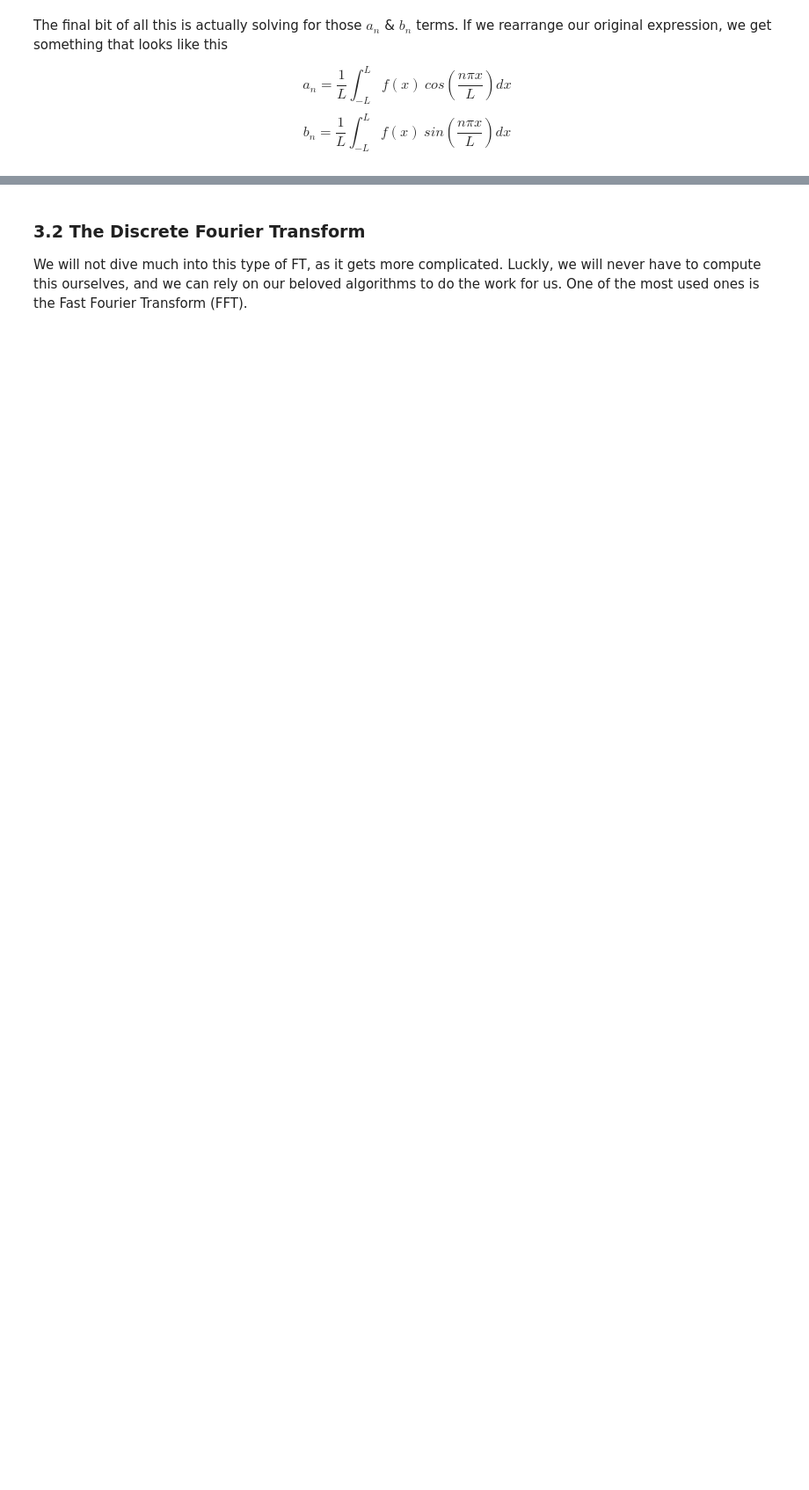
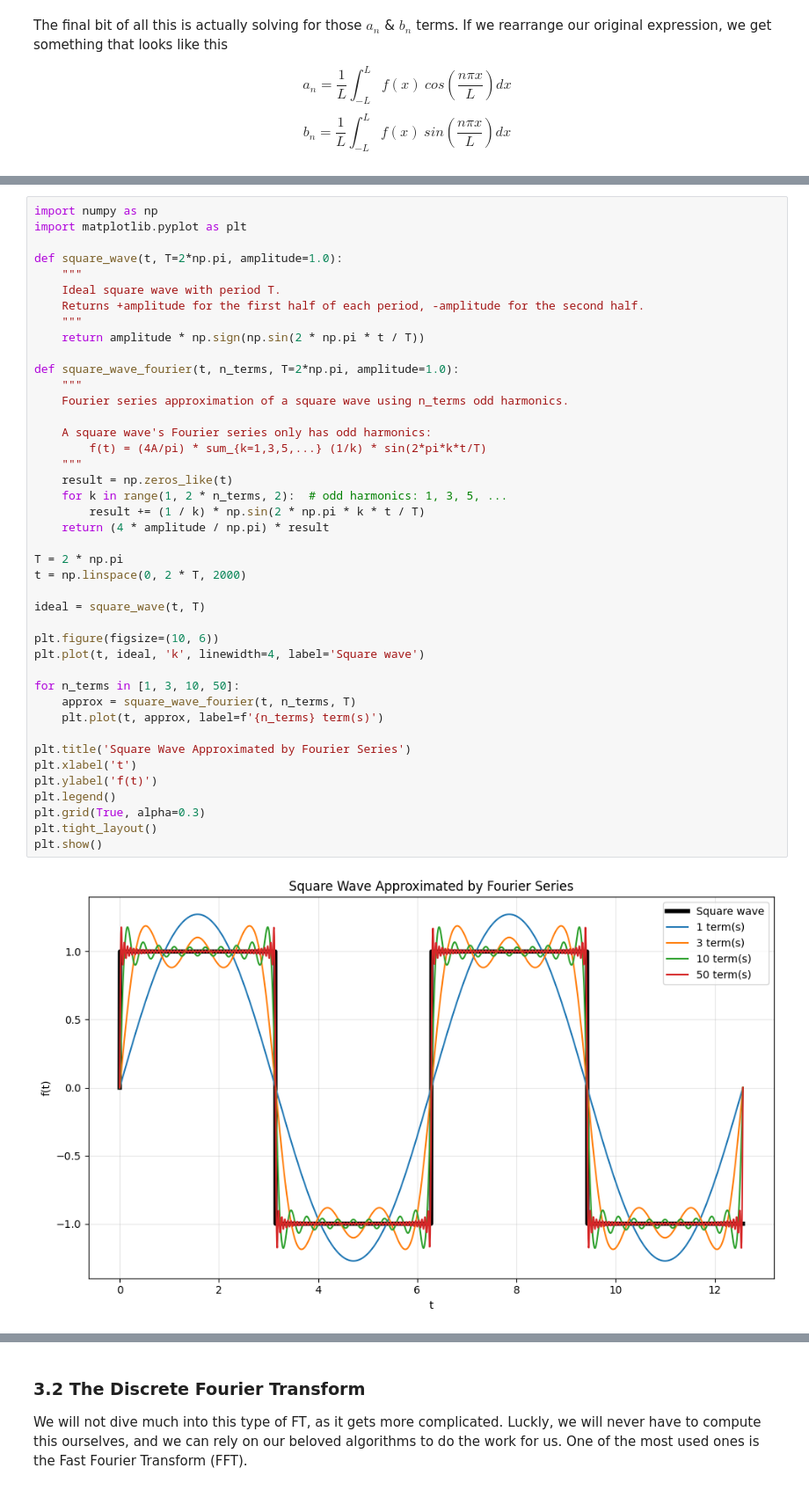
Before and after one commit to tgstone/sio-math-workshop, a Jupyter notebook: docs/source/2026/day3/fourier_analysis.ipynb, the cells around one changed output, grey strips where cells are left out. Shown at 88% size. Cells and saved outputs as stored; diff of their text form; blank space fills up the shorter version.

```diff
--- a/docs/source/2026/day3/fourier_analysis.ipynb
+++ b/docs/source/2026/day3/fourier_analysis.ipynb
@@ -107,0 +84,44 @@ $$ a_6 = \frac{1}{L} \int^L_{-L}  3 cos(3kx)*cos(\frac{n\pi x}{L})dx = \frac{3L}
+# %%
+import numpy as np
+import matplotlib.pyplot as plt
+
+def square_wave(t, T=2*np.pi, amplitude=1.0):
+    """
+    Ideal square wave with period T.
+    Returns +amplitude for the first half of each period, -amplitude for the second half.
+    """
+    return amplitude * np.sign(np.sin(2 * np.pi * t / T))
+
+def square_wave_fourier(t, n_terms, T=2*np.pi, amplitude=1.0):
+    """
+    Fourier series approximation of a square wave using n_terms odd harmonics.
+
+    A square wave's Fourier series only has odd harmonics:
+        f(t) = (4A/pi) * sum_{k=1,3,5,...} (1/k) * sin(2*pi*k*t/T)
+    """
+    result = np.zeros_like(t)
+    for k in range(1, 2 * n_terms, 2):  # odd harmonics: 1, 3, 5, ...
+        result += (1 / k) * np.sin(2 * np.pi * k * t / T)
+    return (4 * amplitude / np.pi) * result
+
+T = 2 * np.pi
+t = np.linspace(0, 2 * T, 2000)
+
+ideal = square_wave(t, T)
+
+plt.figure(figsize=(10, 6))
+plt.plot(t, ideal, 'k', linewidth=4, label='Square wave')
+
+for n_terms in [1, 3, 10, 50]:
+    approx = square_wave_fourier(t, n_terms, T)
+    plt.plot(t, approx, label=f'{n_terms} term(s)')
+
+plt.title('Square Wave Approximated by Fourier Series')
+plt.xlabel('t')
+plt.ylabel('f(t)')
+plt.legend()
+plt.grid(True, alpha=0.3)
+plt.tight_layout()
+plt.show()
+# %% [output]
+[figure, added]
```
Also changed, not shown: parts of 16 cells of this notebook, 1 other file.
